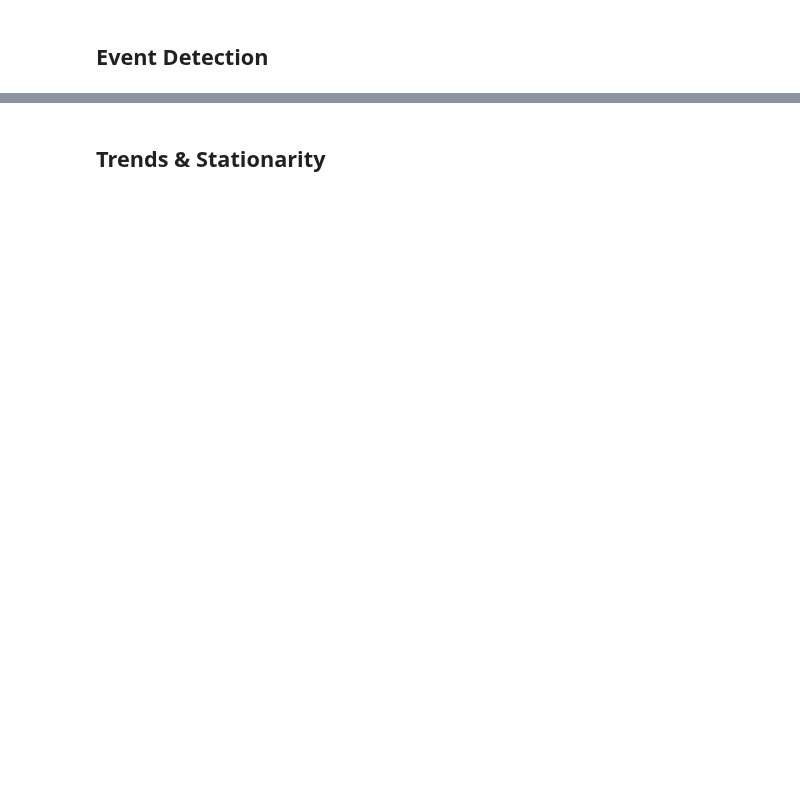
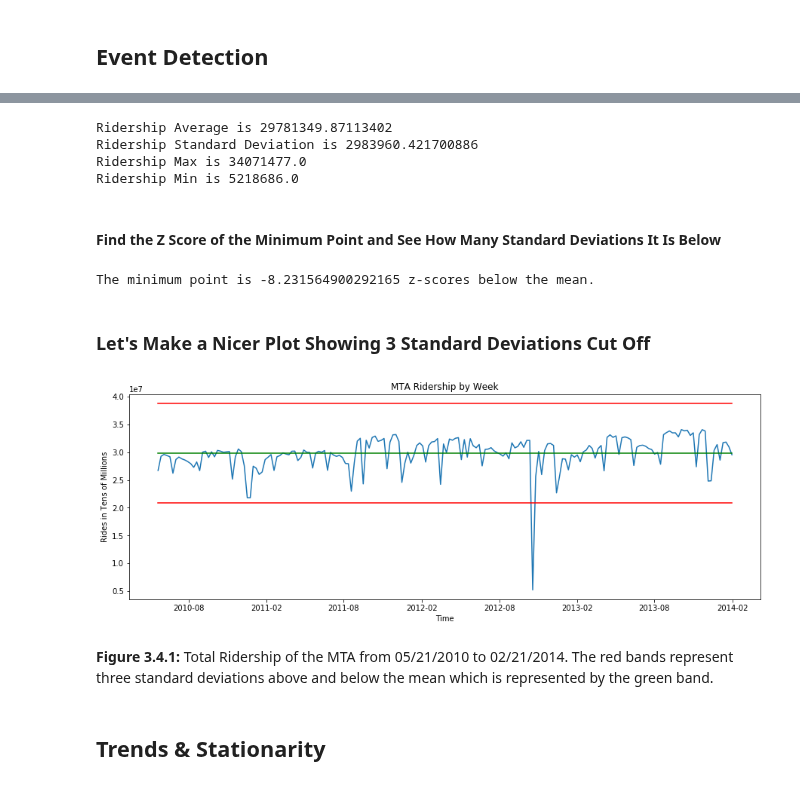
Before and after one commit to seanandrewchen/PUI2017_sac820, a Jupyter notebook: HW10_sac820/HW10_sac820.ipynb, the cells around one changed output, grey strips where cells are left out. Drawn from its saved outputs; the diff is of its cells as text; code cells hidden in the pictures; blank space fills up the shorter version.

```diff
--- a/HW10_sac820/HW10_sac820.ipynb
+++ b/HW10_sac820/HW10_sac820.ipynb
@@ -72,5 +87,6 @@ for i in range(0, 22):
 # %%
 dateIndex = [np.datetime64('2010-05-21')]
 
-for i in range(0, 195):
+#There are 194 weeks in the data but from 2010-05-21 to 2014-02-21 is actually 196 weeks...
+for i in range(0, 193):
     dateIndex.append(dateIndex[i] + np.timedelta64(7,'D'))
@@ -76,0 +115,4 @@ for i in range(0, 195):
+# %%
+#Convert this to a Datetime type from datetime64 for the sake of plotting
+for i in range(len(dateIndex)):
+    dateIndex[i] = dateIndex[i].astype(datetime)
@@ -130,2 +178,40 @@ pochange['pointOfChange']
+# %%
+ridershipMean = timeData.mean()
+ridershipSTD = timeData.std()
+ridershipMax = timeData.max()
+ridershipMin = timeData.min()
+# %%
+print("Ridership Average is {}".format(ridershipMean))
+print("Ridership Standard Deviation is {}".format(ridershipSTD))
+print("Ridership Max is {}".format(ridershipMax))
+print("Ridership Min is {}".format(ridershipMin))
+# %% [output]
+Ridership Average is 29781349.87113402
+Ridership Standard Deviation is 2983960.421700886
+Ridership Max is 34071477.0
+Ridership Min is 5218686.0
+# %% [markdown]
+#### Find the Z Score of the Minimum Point and See How Many Standard Deviations It Is Below
+# %%
+minpointScore = (ridershipMin - ridershipMean) / ridershipSTD
+print("The minimum point is {} z-scores below the mean.".format(minpointScore))
+# %% [output]
+The minimum point is -8.231564900292165 z-scores below the mean.
+# %% [markdown]
+### Let's Make a Nicer Plot Showing 3 Standard Deviations Cut Off
+# %%
+plt.figure(figsize = (15, 5))
+plt.plot(dateIndex,timeData)
+plt.plot(dateIndex,[ridershipMean - 3 * ridershipSTD] * 194, color='red')
+plt.plot(dateIndex, [ridershipMean] * 194, color='green')
+plt.plot(dateIndex,[ridershipMean + 3 * ridershipSTD] * 194, color='red')
+plt.xlabel('Time')
+plt.ylabel('Rides in Tens of Millions')
+plt.title('MTA Ridership by Week')
+plt.show()
+# %% [output]
+[figure, added]
+# %% [markdown]
+**Figure 3.4.1:** Total Ridership of the MTA from 05/21/2010 to 02/21/2014. The red bands represent three standard deviations above and below the mean which is represented by the green band.
 # %% [markdown]
 ## Trends & Stationarity
```
Also changed, not shown: parts of 66 cells of this notebook.
